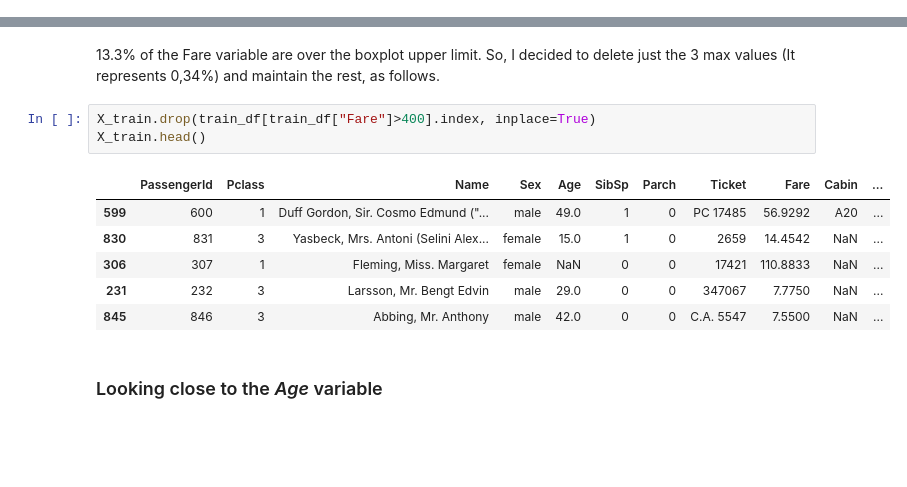
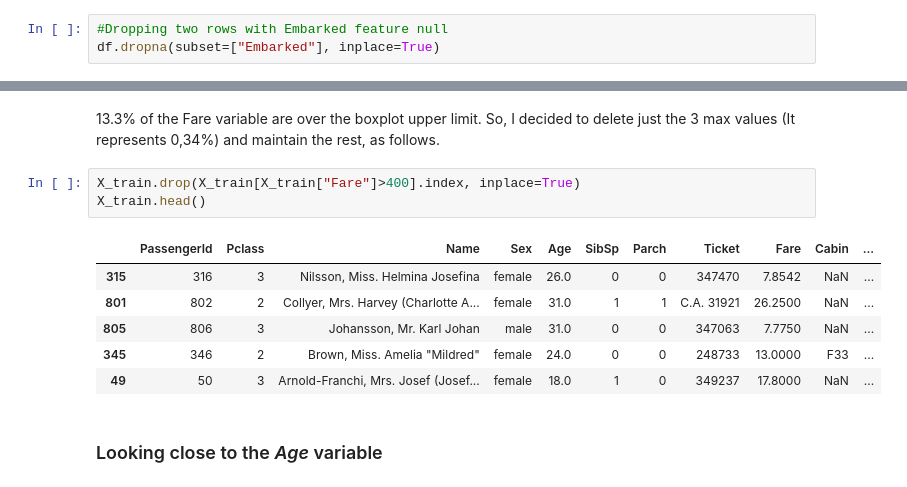
Before and after one commit to pedrosouzax/Titanic-Survivors, a Jupyter notebook: Titanic_Survivors_ML.ipynb, the cells around one changed output, grey strips where cells are left out. Cells and saved outputs as stored; diff of their text form; blank space fills up the shorter version.

```diff
--- a/Titanic_Survivors_ML.ipynb
+++ b/Titanic_Survivors_ML.ipynb
@@ -65,6 +71,9 @@ Fare             0
 Cabin          687
 Embarked         2
 dtype: int64
+# %%
+#Dropping two rows with Embarked feature null
+df.dropna(subset=["Embarked"], inplace=True)
 # %% [markdown]
 <h3>So, first let's split data into train and test</h3>
 # %%
@@ -131,15 +140,15 @@ Text(0.5, 0, 'Fare')
 # %% [markdown]
 <p>13.3% of the Fare variable are over the boxplot upper limit. So, I decided to delete just the 3 max values (It represents 0,34%) and maintain the rest, as follows.
 # %%
-X_train.drop(train_df[train_df["Fare"]>400].index, inplace=True)
+X_train.drop(X_train[X_train["Fare"]>400].index, inplace=True)
 X_train.head()
 # %% [output]
 |  | PassengerId | Pclass | Name | Sex | Age | SibSp | Parch | Ticket | Fare | Cabin | ... |
-| 599 | 600 | 1 | Duff Gordon, Sir. Cosmo Edmund ("... | male | 49.0 | 1 | 0 | PC 17485 | 56.9292 | A20 | ... |
-| 830 | 831 | 3 | Yasbeck, Mrs. Antoni (Selini Alex... | female | 15.0 | 1 | 0 | 2659 | 14.4542 | NaN | ... |
-| 306 | 307 | 1 | Fleming, Miss. Margaret | female | NaN | 0 | 0 | 17421 | 110.8833 | NaN | ... |
-| 231 | 232 | 3 | Larsson, Mr. Bengt Edvin | male | 29.0 | 0 | 0 | 347067 | 7.7750 | NaN | ... |
-| 845 | 846 | 3 | Abbing, Mr. Anthony | male | 42.0 | 0 | 0 | C.A. 5547 | 7.5500 | NaN | ... |
+| 315 | 316 | 3 | Nilsson, Miss. Helmina Josefina | female | 26.0 | 0 | 0 | 347470 | 7.8542 | NaN | ... |
+| 801 | 802 | 2 | Collyer, Mrs. Harvey (Charlotte A... | female | 31.0 | 1 | 1 | C.A. 31921 | 26.2500 | NaN | ... |
+| 805 | 806 | 3 | Johansson, Mr. Karl Johan | male | 31.0 | 0 | 0 | 347063 | 7.7750 | NaN | ... |
+| 345 | 346 | 2 | Brown, Miss. Amelia "Mildred" | female | 24.0 | 0 | 0 | 248733 | 13.0000 | F33 | ... |
+| 49 | 50 | 3 | Arnold-Franchi, Mrs. Josef (Josef... | female | 18.0 | 1 | 0 | 349237 | 17.8000 | NaN | ... |
 # %% [markdown]
 <h3>Looking close to the <i>Age</i> variable
 # %% [markdown]
```
Also changed, not shown: parts of 11 cells of this notebook.
